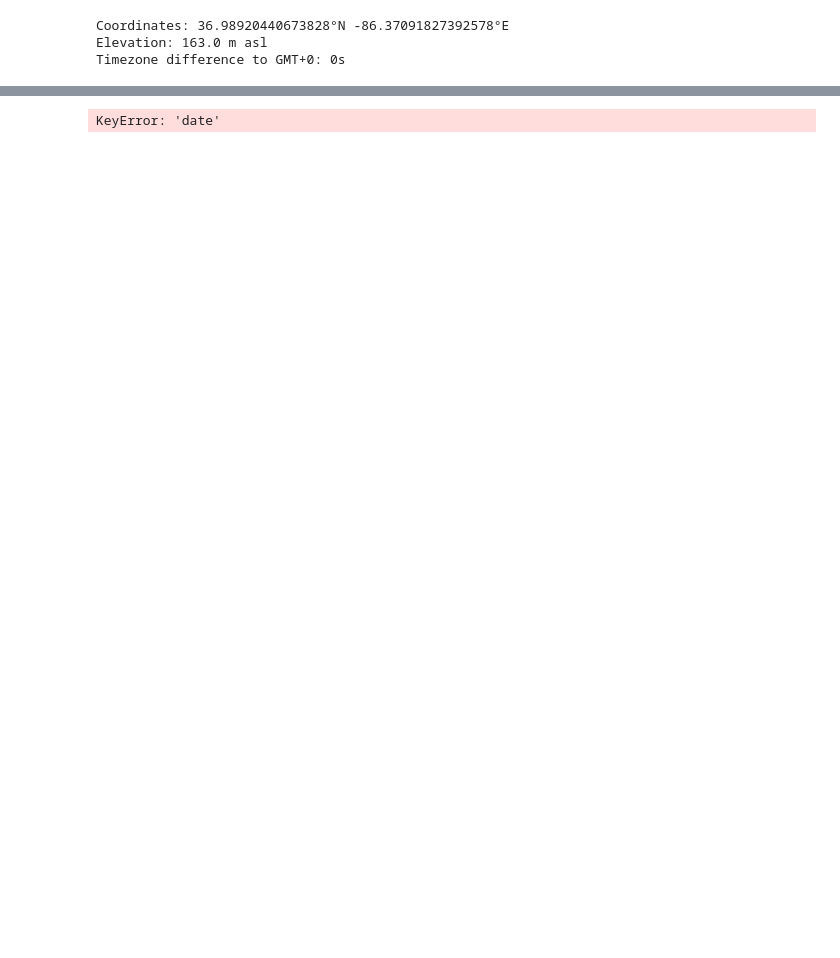
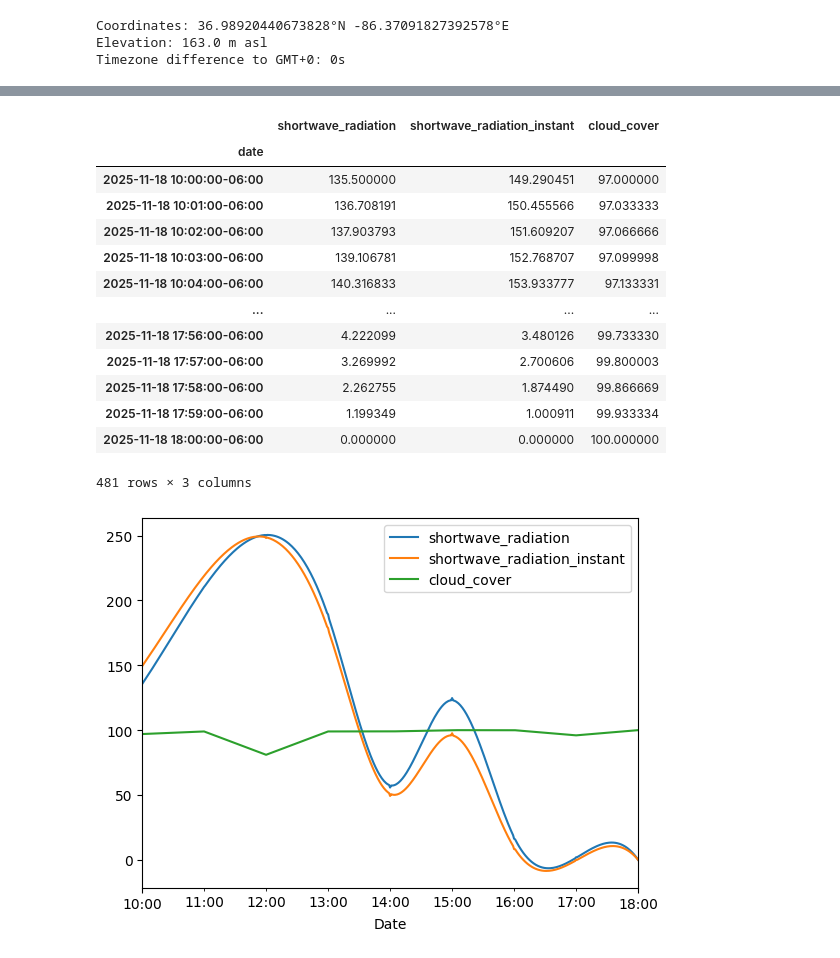
Before and after one commit to solarcaratuva/Simulator, a Jupyter notebook: api_tests/open-meteo.ipynb, the cells around one changed output, grey strips where cells are left out. Drawn from its saved outputs; the diff is of its cells as text; code cells hidden in the pictures; blank space fills up the shorter version.

```diff
--- a/api_tests/open-meteo.ipynb
+++ b/api_tests/open-meteo.ipynb
@@ -75,16 +78,35 @@ plt.show()
 # %%
 # extract the shortwave radiation from earliest 10am to 6pm in central time, only first day
 # then plot it
 import matplotlib.pyplot as plt
 central_timezone = "America/Chicago"
 hourly_dataframe_central = hourly_dataframe.set_index("date").tz_convert(central_timezone)
 daytime_data = hourly_dataframe_central.between_time("10:00", "18:00")
-# daytime_data = daytime_data.head(2)
 daytime_data = daytime_data[1:10]  # first day only
 daytime_data = daytime_data.reset_index()
-daytime_data = daytime_data.resample("1T", on="date").mean().interpolate(method="spline", order=3)
-daytime_data.plot(y = ["shortwave_radiation", "shortwave_radiation_instant"])
+# resample to 1 minute intervals
+daytime_data = daytime_data.resample("min", on="date").mean()
+# interpolate shortwave radiation columns with cubic spline
+daytime_data["shortwave_radiation"] = daytime_data["shortwave_radiation"].interpolate(method="spline", order=3)
+daytime_data["shortwave_radiation_instant"] = daytime_data["shortwave_radiation_instant"].interpolate(method="spline", order=3)
+# interpolate cloud cover linearly
+daytime_data["cloud_cover"] = daytime_data["cloud_cover"].interpolate(method="linear")
+daytime_data.plot(y = ["shortwave_radiation", "shortwave_radiation_instant", "cloud_cover"])
 plt.xlabel("Date")
 daytime_data
 # %% [output]
+|  | shortwave_radiation | shortwave_radiation_instant | cloud_cover |
+| date |  |  |  |
+| 2025-11-18 10:00:00-06:00 | 135.500000 | 149.290451 | 97.000000 |
+| 2025-11-18 10:01:00-06:00 | 136.708191 | 150.455566 | 97.033333 |
+| 2025-11-18 10:02:00-06:00 | 137.903793 | 151.609207 | 97.066666 |
+| 2025-11-18 10:03:00-06:00 | 139.106781 | 152.768707 | 97.099998 |
+| 2025-11-18 10:04:00-06:00 | 140.316833 | 153.933777 | 97.133331 |
+| ... | ... | ... | ... |
+| 2025-11-18 17:56:00-06:00 | 4.222099 | 3.480126 | 99.733330 |
+| 2025-11-18 17:57:00-06:00 | 3.269992 | 2.700606 | 99.800003 |
+| 2025-11-18 17:58:00-06:00 | 2.262755 | 1.874490 | 99.866669 |
+| 2025-11-18 17:59:00-06:00 | 1.199349 | 1.000911 | 99.933334 |
+| 2025-11-18 18:00:00-06:00 | 0.000000 | 0.000000 | 100.000000 |
-KeyError: 'date'
+481 rows × 3 columns
+[figure, added]
```
Also changed, not shown: parts of 5 cells of this notebook, 1 other file.
